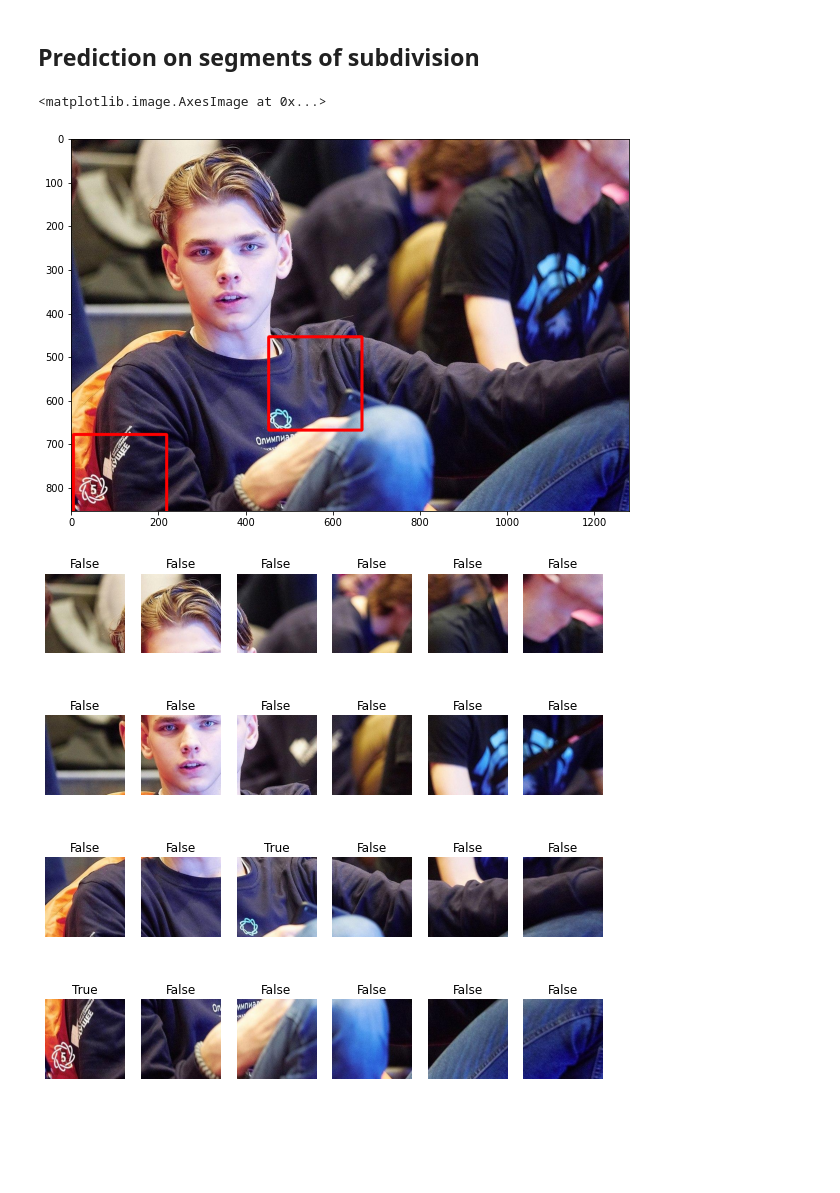
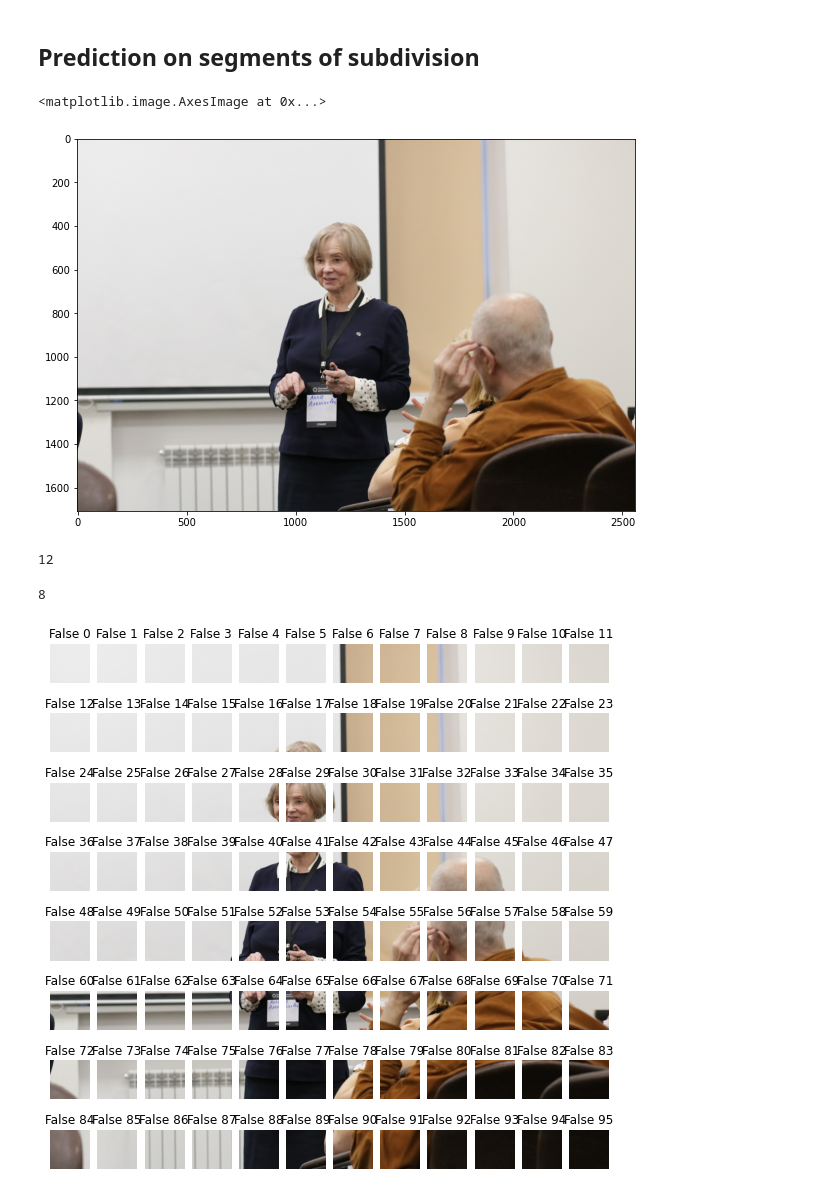
Before and after one commit to LeonidMurashov/nti-cv, a Jupyter notebook: classifier-minimal-example.ipynb, the cells around one changed output. Saved outputs shown, nothing was run; the diff lists cells and outputs as text; code cells hidden in the pictures; blank space fills up the shorter version.

```diff
--- a/classifier-minimal-example.ipynb
+++ b/classifier-minimal-example.ipynb
@@ -14,7 +14,7 @@ tf.__version__
 # %%
 model = tf.keras.models.load_model(model_path)
 # %%
-img = cv2.imread('data/img2.jpg')
+img = cv2.imread('data/img6.jpg')
 img = cv2.cvtColor(img, cv2.COLOR_RGB2BGR)
 
 plt.figure(figsize=(10, 5))
@@ -54,14 +54,22 @@ plt.figure(figsize=(10, 10))
 plt.imshow(img_to_draw)
 # %% [output]
 <matplotlib.image.AxesImage at 0x...>
-[figure, old version]
+[figure, new version]
+# %%
+len(range(0, img.shape[1], model_input_size[1]))
+# %% [output]
+12
+# %%
+len(range(0, img.shape[0], model_input_size[0]))
+# %% [output]
+8
 # %%
 plt.figure(figsize=(10, 10))
-for i in range(24):
-    ax = plt.subplot(4, 6, i + 1)
+for i in range(12*8):
+    ax = plt.subplot(8, 12, i + 1)
     plt.imshow(patches[i].astype('uint8'))
     prediction = model(np.array([patches[i]]))[0][0] > 0
-    plt.title(f'{prediction}')
+    plt.title(f'{prediction} {i}')
     plt.axis("off")
 # %% [output]
-[figure, old version]
+[figure, new version]
```
Also changed, not shown: parts of 3 cells of this notebook, 2 other files.
